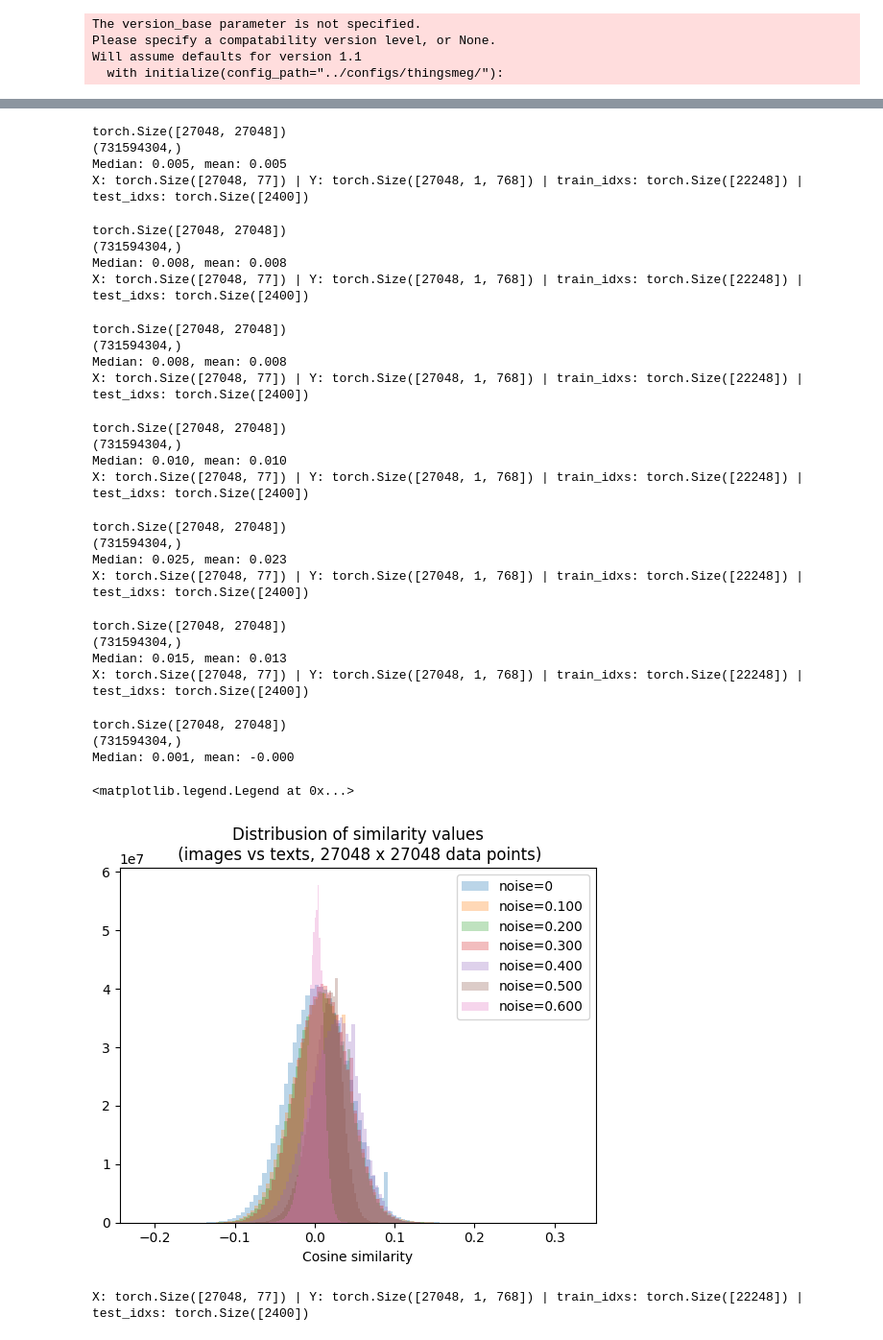
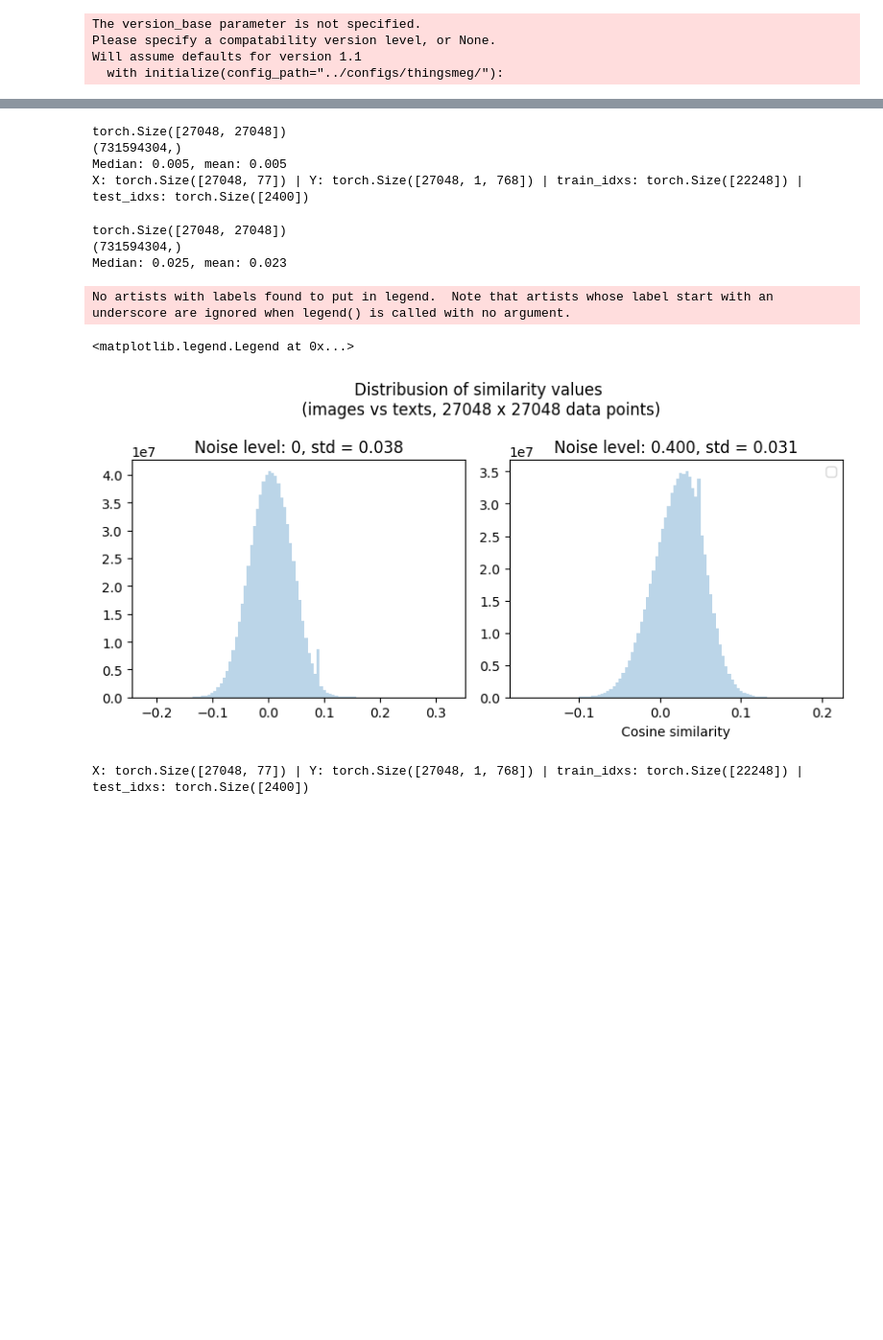
Before and after one commit to SeanNobel/sb-image-decoding, a Jupyter notebook: notebooks/clip_text_analysis.ipynb, the cells around one changed output, grey strips where cells are left out. Shown at 96% size. Cells and saved outputs as stored; diff of their text form; code cells hidden in the pictures; blank space fills up the shorter version.

```diff
--- a/notebooks/clip_text_analysis.ipynb
+++ b/notebooks/clip_text_analysis.ipynb
@@ -9,7 +9,7 @@ import clip
 
 from nd.datasets.things_text import ThingsTextCLIPDataset
 
-device = "cuda:1"
+device = "cuda:0"
 
 with initialize(config_path="../configs/thingsmeg/"):
     args = compose(config_name="clip_text")
@@ -19,9 +19,11 @@ Please specify a compatability version level, or None.
 Will assume defaults for version 1.1
   with initialize(config_path="../configs/thingsmeg/"):
 # %%
-noise_levels = [0, 0.1, 0.2, 0.3, 0.4, 0.5, 0.6]
+noise_levels = [0, 0.4] # [0, 0.1, 0.2, 0.3, 0.4, 0.5, 0.6]
 
-# fig, axs = plt.subplots(ncols=len(noise_levels), figsize=(len(noise_levels) * 4, 4))
+fig, axs = plt.subplots(
+    ncols=len(noise_levels), figsize=(len(noise_levels) * 4, 4), tight_layout=True
+)
 
 for i, noise_level in enumerate(noise_levels):
     with open_dict(args):
@@ -47,58 +49,40 @@ for i, noise_level in enumerate(noise_levels):
         Y_list.append(Y.squeeze())
 
     Z = torch.cat(Z_list)
     Y = torch.cat(Y_list)
 
     Z /= Z.norm(dim=-1, keepdim=True)
     Y /= Y.norm(dim=-1, keepdim=True)
 
     sim = torch.matmul(Z, Y.T)
     # sim = torch.empty(Z.shape[0], Y.shape[0], device=device)
     # for n in range(Z.shape[0]):
     #     sim[n] = Z[n] @ Y.T
 
     print(sim.shape)
 
     sim = sim.cpu().numpy().flatten()
     print(sim.shape)
     print(f"Median: {np.median(sim):.3f}, mean: {np.mean(sim):.3f}")
 
-    plt.hist(sim, bins=100, alpha=0.3, label=f"noise={noise_level}")
+    axs[i].hist(sim, bins=100, alpha=0.3)
+    axs[i].set_title(f"Noise level: {noise_level}, std = {np.std(sim):.3f}")
 
-plt.title("Distribusion of similarity values\n (images vs texts, 27048 x 27048 data points)")
+plt.suptitle("Distribusion of similarity values\n (images vs texts, 27048 x 27048 data points)")
 plt.xlabel("Cosine similarity")
 plt.legend()
 # %% [output]
 X: torch.Size([27048, 77]) | Y: torch.Size([27048, 1, 768]) | train_idxs: torch.Size([22248]) | test_idxs: torch.Size([2400])
 torch.Size([27048, 27048])
 (731594304,)
 Median: 0.005, mean: 0.005
 X: torch.Size([27048, 77]) | Y: torch.Size([27048, 1, 768]) | train_idxs: torch.Size([22248]) | test_idxs: torch.Size([2400])
 torch.Size([27048, 27048])
 (731594304,)
-Median: 0.008, mean: 0.008
-X: torch.Size([27048, 77]) | Y: torch.Size([27048, 1, 768]) | train_idxs: torch.Size([22248]) | test_idxs: torch.Size([2400])
+Median: 0.025, mean: 0.023
-torch.Size([27048, 27048])
-(731594304,)
-Median: 0.008, mean: 0.008
-X: torch.Size([27048, 77]) | Y: torch.Size([27048, 1, 768]) | train_idxs: torch.Size([22248]) | test_idxs: torch.Size([2400])
+No artists with labels found to put in legend.  Note that artists whose label start with an underscore are ignored when legend() is called with no argument.
-torch.Size([27048, 27048])
-(731594304,)
-Median: 0.010, mean: 0.010
-X: torch.Size([27048, 77]) | Y: torch.Size([27048, 1, 768]) | train_idxs: torch.Size([22248]) | test_idxs: torch.Size([2400])
+<matplotlib.legend.Legend at 0x...>
-torch.Size([27048, 27048])
-(731594304,)
-Median: 0.025, mean: 0.023
-X: torch.Size([27048, 77]) | Y: torch.Size([27048, 1, 768]) | train_idxs: torch.Size([22248]) | test_idxs: torch.Size([2400])
-torch.Size([27048, 27048])
-(731594304,)
-Median: 0.015, mean: 0.013
-X: torch.Size([27048, 77]) | Y: torch.Size([27048, 1, 768]) | train_idxs: torch.Size([22248]) | test_idxs: torch.Size([2400])
-torch.Size([27048, 27048])
-(731594304,)
-Median: 0.001, mean: -0.000
-<matplotlib.legend.Legend at 0x...>
-[figure, old version]
+[figure, new version]
 # %%
 noise_levels = [0, 0.1, 0.2, 0.3, 0.4, 0.5, 0.6]
 
```
Also changed, not shown: 2 other files.
